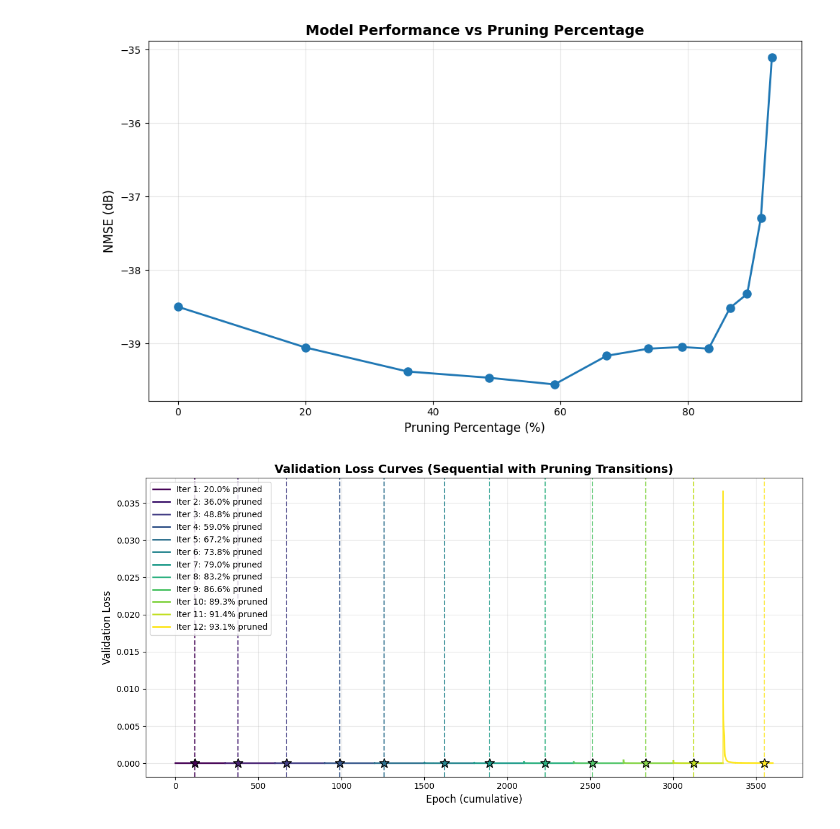
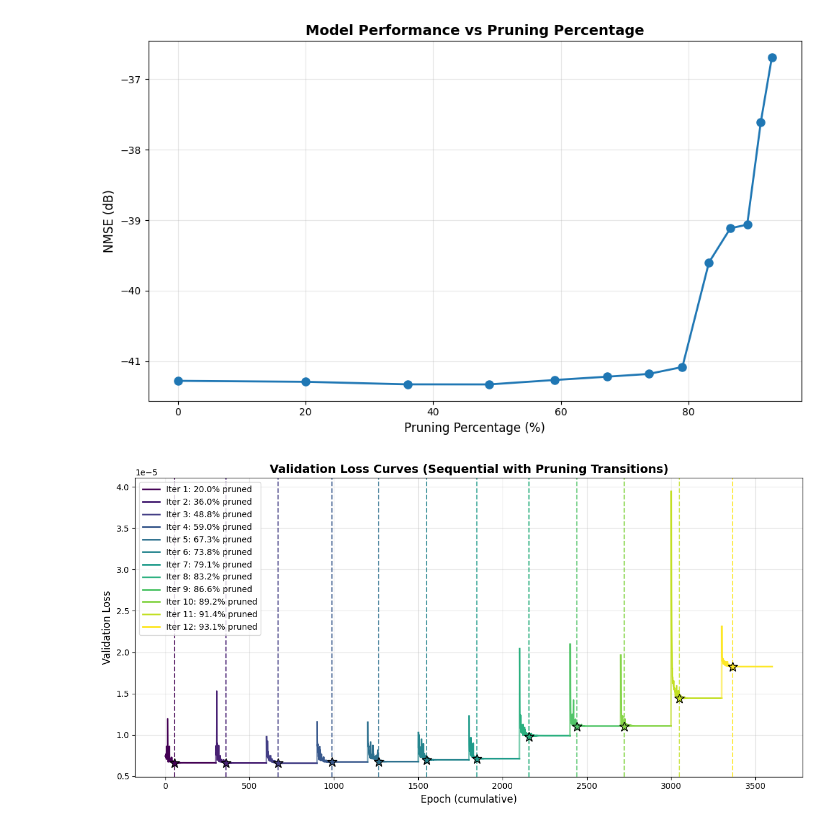
Before and after one commit to aquigney/sparseDPD, a Jupyter notebook: refactored_notebook.ipynb, the cells around one changed output. Drawn from its saved outputs; the diff is of its cells as text; code cells hidden in the pictures.

```diff
--- a/refactored_notebook.ipynb
+++ b/refactored_notebook.ipynb
@@ -109,7 +171,7 @@ for idx, (name, dataset) in enumerate(datasets.items()):
 # %%
 # Train Volterra and NN forward models on simple dataset
 
-simpleDataManager = DataManager(filepath='PA_IO.mat', num_training_points=19000, num_validaiton_points=1000, num_test_points=2000)
+simpleDataManager = DataManager(filepath='UCD_datasets/PA_IO.mat', num_training_points=19000, num_validaiton_points=1000, num_test_points=2000)
 
 # Setup a volterra model and a volterra inverse
 volterra_forward_model = Volterra(num_nl_orders=3, num_memory_levels=20, dataset=simpleDataManager.training_dataset)
@@ -117,15 +179,15 @@ volterra_forward_model = Volterra(num_nl_orders=3, num_memory_levels=20, dataset
 print(f" Volterra NMSE: {volterra_forward_model.calculate_volterra_nmse(simpleDataManager.test_dataset)} dB")
 
 # Test NN forward performance
-forward_nn = PGJANET_NeuralNetwork(num_memory_levels=15, model_type='PGJANETNetwork', forward_model=True)
-train_losses_fwd, valid_losses_fwd, best_epoch_fwd = forward_nn.get_best_model(num_epochs=500, training_dataset=simpleDataManager.training_dataset,
+PGJANET_forward_nn = PGJANET_NeuralNetwork(num_memory_levels=15, model_type='PGJANETNetwork', forward_model=True)
+train_losses_fwd, valid_losses_fwd, best_epoch_fwd = PGJANET_forward_nn.get_best_model(num_epochs=500, training_dataset=simpleDataManager.training_dataset,
                                                                                validation_dataset=simpleDataManager.validation_dataset, learning_rate=1e-4, use_frames=False,
                                                                                frame_stride=30, frame_length=500, grad_clip_val=5.0)
 # Print NMSE for forward model
-fwd_nmse = forward_nn.calculate_forward_nmse(simpleDataManager.test_dataset)
+fwd_nmse = PGJANET_forward_nn.calculate_forward_nmse(simpleDataManager.test_dataset)
 print(f"NN Forward Model NMSE: {fwd_nmse:.2f} dB")
-forward_nn.plot_valid_curve(valid_losses_fwd, best_epoch_fwd)
-print(f"Forward NN has {forward_nn.get_num_params()} parameters")
+PGJANET_forward_nn.plot_valid_curve(valid_losses_fwd, best_epoch_fwd)
+print(f"Forward NN has {PGJANET_forward_nn.get_num_params()} parameters")
 # %% [output]
  Volterra NMSE: -39.71652404707869 dB
 Using cuda device
@@ -159,0 +292,11 @@ print(f"Forward NN has {ARVTDNN_forward_nn.get_num_params()} parameters")
+# %%
+# Using PNTDNN on original simple dataset
+PNTDNN_forward_nn = PNTDNN_NeuralNetwork(num_memory_levels=20, model_type='OneLayerNetwork', forward_model=True)
+train_losses_fwd, valid_losses_fwd, best_epoch_fwd = PNTDNN_forward_nn.get_best_model(num_epochs=500, training_dataset=simpleDataManager.training_dataset,
+                                                                               validation_dataset=simpleDataManager.validation_dataset, learning_rate=1e-3, use_frames=True,
+                                                                               frame_stride=100, frame_length=500, grad_clip_val=1.0)
+# Print NMSE for forward model
+fwd_nmse = PNTDNN_forward_nn.calculate_forward_nmse(simpleDataManager.test_dataset)
+print(f"NN Forward Model NMSE: {fwd_nmse:.2f} dB")
+PNTDNN_forward_nn.plot_valid_curve(valid_losses_fwd, best_epoch_fwd)
+print(f"Forward NN has {PNTDNN_forward_nn.get_num_params()} parameters")
@@ -160,6 +323,6 @@ print(f"Forward NN has {ARVTDNN_forward_nn.get_num_params()} parameters")
 # %%
-# Run linear pruning experiment on simple dataset
-exp = LinearExperiment(forward_nn, 12, 0.2, 300, simpleDataManager.get_training_data(), simpleDataManager.get_validation_data(), simpleDataManager.get_test_data(), use_frames=False, frame_stride=300, frame_length=500)
+# Run linear pruning experiment on PNTDNN forward model
+exp = LinearExperiment(PNTDNN_forward_nn, 12, 0.2, 300, simpleDataManager.get_training_data(), simpleDataManager.get_validation_data(), simpleDataManager.get_test_data(), use_frames=False, frame_stride=300, frame_length=500)
 
 exp.run()
 # %% [output]
@@ -183,3 +346,3 @@ NMSE: -35.1054 dB
-[figure, old version]
+[figure, new version]
-[figure, old version]
+[figure, new version]
 # %%
```
Also changed, not shown: parts of 8 cells of this notebook, 6 other files.
